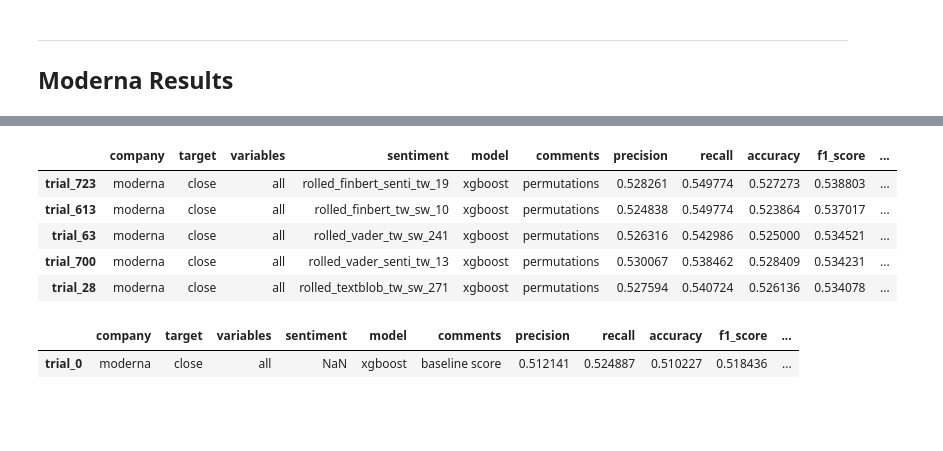
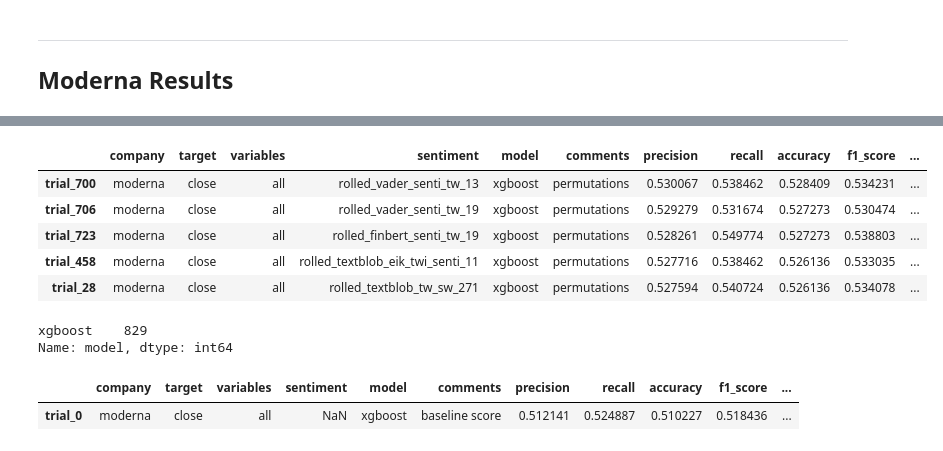
Before and after one commit to Diegozu97/thesis_code, a Jupyter notebook: 06_results_analysis.ipynb, the cells around one changed output, grey strips where cells are left out. Cells and saved outputs as stored; diff of their text form; code cells hidden in the pictures; blank space fills up the shorter version.

```diff
--- a/06_results_analysis.ipynb
+++ b/06_results_analysis.ipynb
@@ -68,14 +95,19 @@ topic_modelling = search_folder(thesis_folder_path, "topic_modelling")
 # %%
 moderna_results_df = pd.read_csv(results_folder + "/moderna_results_summary.csv", index_col = [0])
-moderna_results_df = moderna_results_df.sort_values(by = "f1_score", ascending = False)
+moderna_results_df = moderna_results_df.sort_values(by = ["accuracy", "mae", "f1_score"], ascending = [False, True, False])
 moderna_results_df.head(5)
 # %% [output]
 |  | company | target | variables | sentiment | model | comments | precision | recall | accuracy | f1_score | ... |
+| trial_700 | moderna | close | all | rolled_vader_senti_tw_13 | xgboost | permutations | 0.530067 | 0.538462 | 0.528409 | 0.534231 | ... |
+| trial_706 | moderna | close | all | rolled_vader_senti_tw_19 | xgboost | permutations | 0.529279 | 0.531674 | 0.527273 | 0.530474 | ... |
 | trial_723 | moderna | close | all | rolled_finbert_senti_tw_19 | xgboost | permutations | 0.528261 | 0.549774 | 0.527273 | 0.538803 | ... |
-| trial_613 | moderna | close | all | rolled_finbert_tw_sw_10 | xgboost | permutations | 0.524838 | 0.549774 | 0.523864 | 0.537017 | ... |
-| trial_63 | moderna | close | all | rolled_vader_tw_sw_241 | xgboost | permutations | 0.526316 | 0.542986 | 0.525000 | 0.534521 | ... |
-| trial_700 | moderna | close | all | rolled_vader_senti_tw_13 | xgboost | permutations | 0.530067 | 0.538462 | 0.528409 | 0.534231 | ... |
+| trial_458 | moderna | close | all | rolled_textblob_eik_twi_senti_11 | xgboost | permutations | 0.527716 | 0.538462 | 0.526136 | 0.533035 | ... |
 | trial_28 | moderna | close | all | rolled_textblob_tw_sw_271 | xgboost | permutations | 0.527594 | 0.540724 | 0.526136 | 0.534078 | ... |
+# %%
+moderna_results_df.model.value_counts()
+# %% [output]
+xgboost    829
+Name: model, dtype: int64
 # %%
 moderna_results_df[moderna_results_df["comments"] == "baseline score"]
 # %% [output]
```
Also changed, not shown: parts of 13 cells of this notebook, 5 other files.
